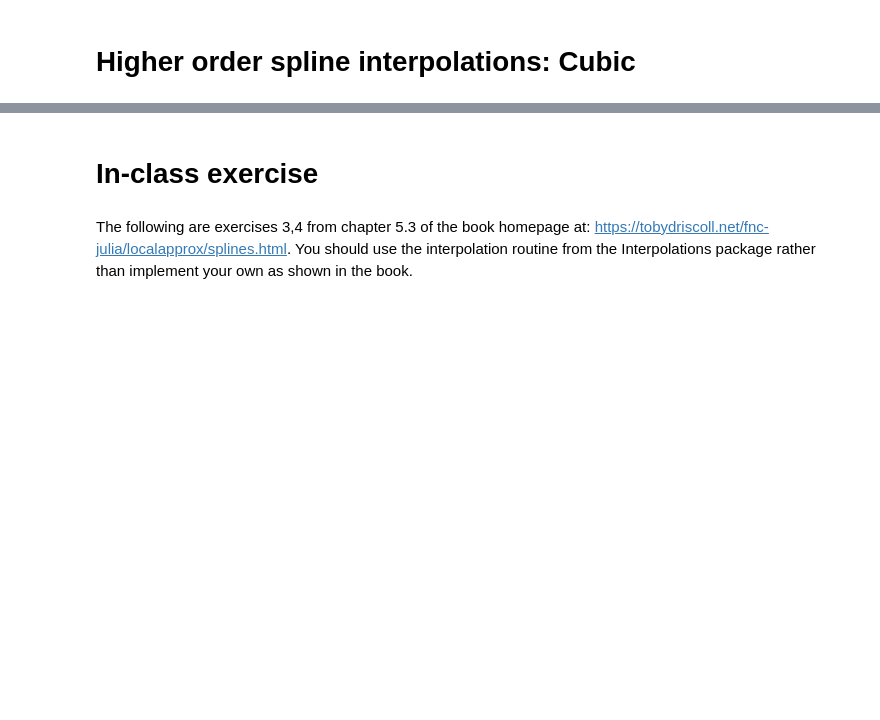
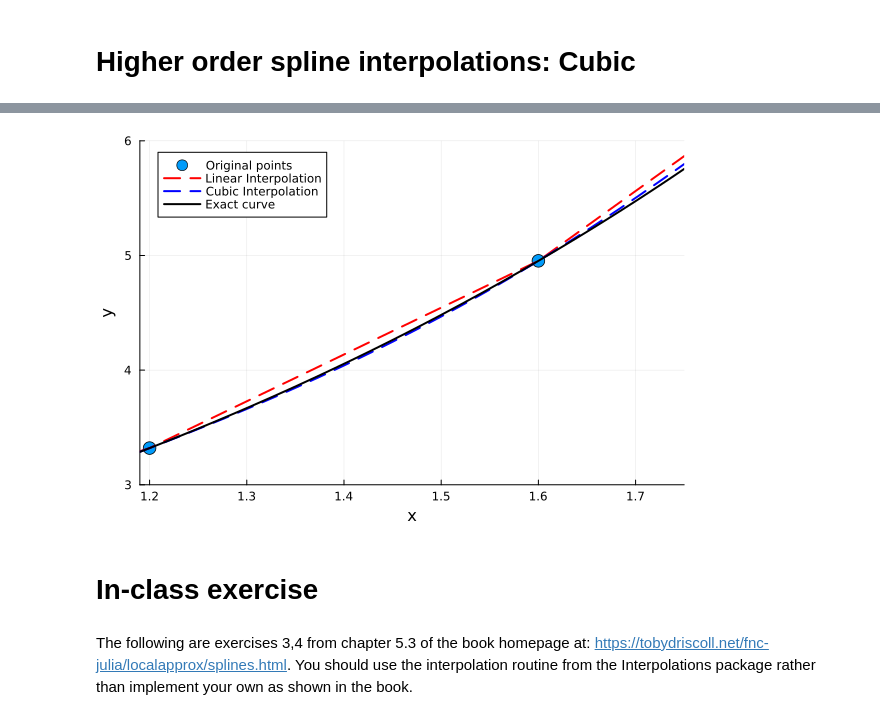
Before and after one commit to jacob-cunningham-ds/me2060, a Jupyter notebook: modules/module_3/splines.ipynb, the cells around one changed output, grey strips where cells are left out. Cells and saved outputs as stored; diff of their text form; code cells hidden in the pictures; blank space fills up the shorter version.

```diff
--- a/modules/module_3/splines.ipynb
+++ b/modules/module_3/splines.ipynb
@@ -122,6 +124,7 @@ cubic_interp = cubic_spline_interpolation(xs, A);
 # Make cubic interpolation for points on finer grid
 y_cubic=cubic_interp.(xf);
 # %%
+#=
 # Generate curves for comparison
 trace1 = Plotly.scatter(x=xs, y=A,mode="markers",name="Original points")
 
@@ -147,4 +150,25 @@ layout = Layout(title="Linear and cubic interpolation for the exponential functi
 
 # Make plot, compare with linear spline and exact values
 Plotly.plot([trace1, trace2,trace3,trace4],layout)
+=#
+
+
+scatter(xs,A, label="Original points",markershape=:circle, ms=7)
+
+#Linearly interpolated points on finer grid
+plot!(xf,y_interpolated, label="Linear Interpolation",lc=:red,lw=2,ls=:dash)
+
+#Cubic interpolated points on finer grid
+plot!(xf,y_cubic, label="Cubic Interpolation",lc=:blue,lw=2,ls=:dash)
+
+#exact function values
+plot!(xf,exp.(xf), label="Exact curve",lc=:black,lw=2,ls=:solid)
+
+#plot axis label
+xlabel!("x")
+ylabel!("y")
+
+#Zoom into plot to see differences
+xlims!(1.19,1.75)
+ylims!(3.0,6)
 # %% [output]
@@ -152,3 +175,4 @@ Plotly.plot([trace1, trace2,trace3,trace4],layout)
+[figure, added]
 # %% [markdown]
 # In-class exercise
 # %% [markdown]
```
Also changed, not shown: parts of 12 cells of this notebook, 6 other files.
